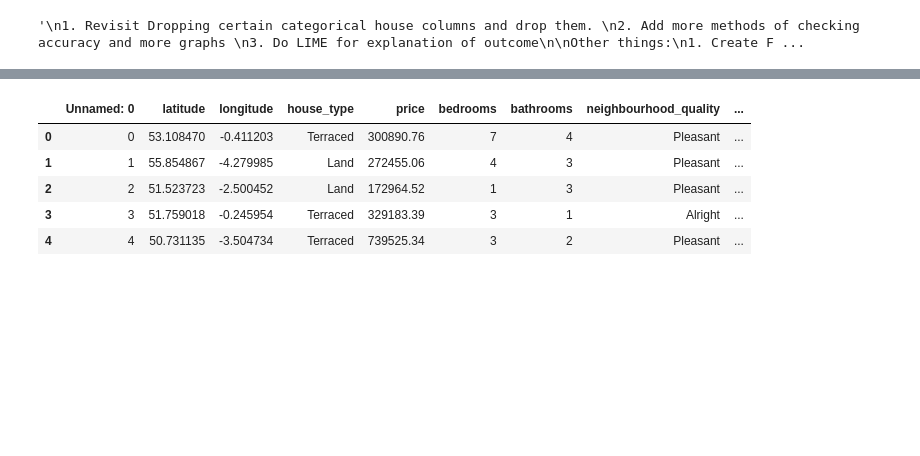
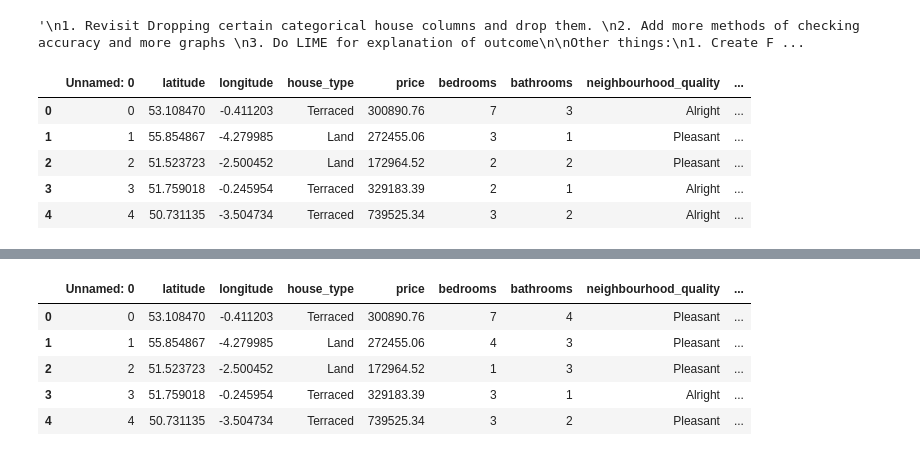
Before and after one commit to aileensiele/HouseRecommendation, a Jupyter notebook: random_forest..ipynb, the cells around one changed output, grey strips where cells are left out. Saved outputs shown, nothing was run; the diff lists cells and outputs as text; code cells hidden in the pictures; blank space fills up the shorter version.

```diff
--- a/random_forest..ipynb
+++ b/random_forest..ipynb
@@ -30,3 +30,14 @@ Other things:
 '''
 # %% [output]
 '\n1. Revisit Dropping certain categorical house columns and drop them. \n2. Add more methods of checking accuracy and more graphs \n3. Do LIME for explanation of outcome\n\nOther things:\n1. Create F ...
+# %%
+df2 = pd.read_csv('updated_with_cities.csv')
+# %%
+df2.head()
+# %% [output]
+|  | Unnamed: 0 | latitude | longitude | house_type | price | bedrooms | bathrooms | neighbourhood_quality | ... |
+| 0 | 0 | 53.108470 | -0.411203 | Terraced | 300890.76 | 7 | 3 | Alright | ... |
+| 1 | 1 | 55.854867 | -4.279985 | Land | 272455.06 | 3 | 1 | Pleasant | ... |
+| 2 | 2 | 51.523723 | -2.500452 | Land | 172964.52 | 2 | 2 | Pleasant | ... |
+| 3 | 3 | 51.759018 | -0.245954 | Terraced | 329183.39 | 2 | 1 | Alright | ... |
+| 4 | 4 | 50.731135 | -3.504734 | Terraced | 739525.34 | 3 | 2 | Alright | ... |
```
Also changed, not shown: parts of 1 cell of this notebook, 6 other files.
